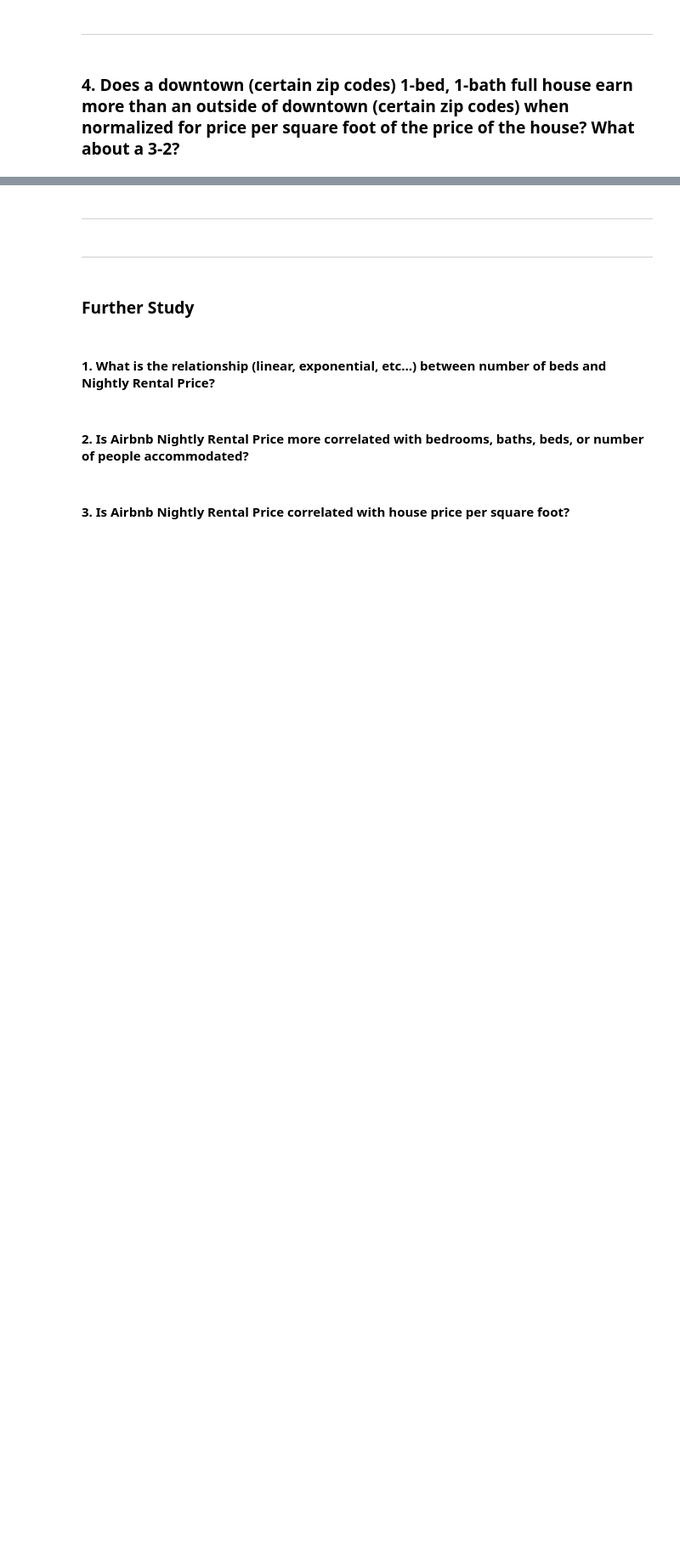
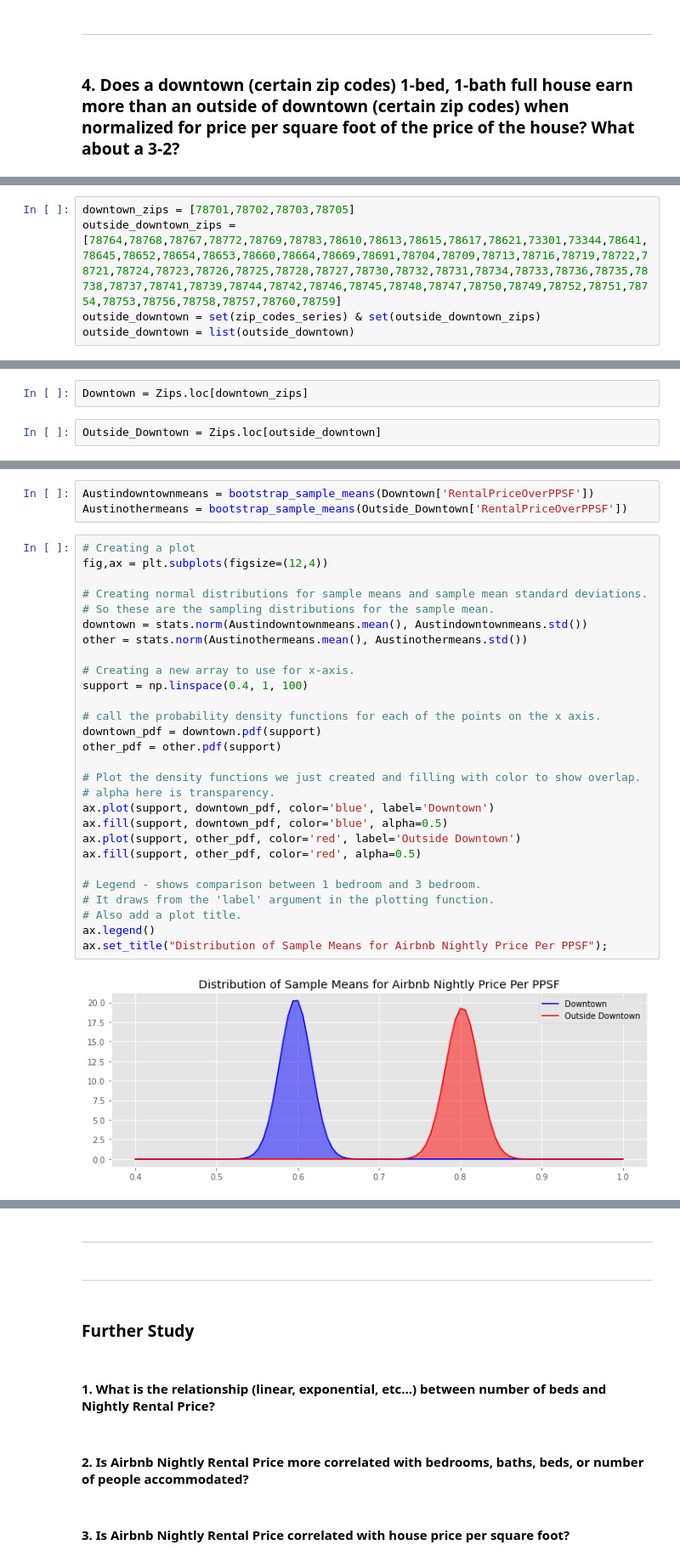
Before and after one commit to randallb15/Real-Estate-Analysis, a Jupyter notebook: StatisticalAnalysis.ipynb, the cells around one changed output, grey strips where cells are left out. Shown at 85% size. Drawn from its saved outputs; the diff is of its cells as text; blank space fills up the shorter version.

```diff
--- a/StatisticalAnalysis.ipynb
+++ b/StatisticalAnalysis.ipynb
@@ -415,0 +423,5 @@ Austin_df.groupby('neighbourhood').mean()
+# %%
+downtown_zips = [78701,78702,78703,78705]
+outside_downtown_zips = [78764,78768,78767,78772,78769,78783,78610,78613,78615,78617,78621,73301,73344,78641,78645,78652,78654,78653,78660,78664,78669,78691,78704,78709,78713,78716,78719,78722,78721,78724,78723,78726,78725,78728,78727,78730,78732,78731,78734,78733,78736,78735,78738,78737,78741,78739,78744,78742,78746,78745,78748,78747,78750,78749,78752,78751,78754,78753,78756,78758,78757,78760,78759]
+outside_downtown = set(zip_codes_series) & set(outside_downtown_zips)
+outside_downtown = list(outside_downtown)
@@ -415,0 +430,4 @@ Austin_df.groupby('neighbourhood').mean()
+# %%
+Downtown = Zips.loc[downtown_zips]
+# %%
+Outside_Downtown = Zips.loc[outside_downtown]
@@ -415,0 +455,33 @@ Austin_df.groupby('neighbourhood').mean()
+# %%
+Austindowntownmeans = bootstrap_sample_means(Downtown['RentalPriceOverPPSF'])
+Austinothermeans = bootstrap_sample_means(Outside_Downtown['RentalPriceOverPPSF'])
+# %%
+# Creating a plot
+fig,ax = plt.subplots(figsize=(12,4))
+
+# Creating normal distributions for sample means and sample mean standard deviations.
+# So these are the sampling distributions for the sample mean.
+downtown = stats.norm(Austindowntownmeans.mean(), Austindowntownmeans.std())
+other = stats.norm(Austinothermeans.mean(), Austinothermeans.std())
+
+# Creating a new array to use for x-axis.
+support = np.linspace(0.4, 1, 100)
+
+# call the probability density functions for each of the points on the x axis.
+downtown_pdf = downtown.pdf(support)
+other_pdf = other.pdf(support)
+
+# Plot the density functions we just created and filling with color to show overlap.
+# alpha here is transparency.
+ax.plot(support, downtown_pdf, color='blue', label='Downtown')
+ax.fill(support, downtown_pdf, color='blue', alpha=0.5)
+ax.plot(support, other_pdf, color='red', label='Outside Downtown')
+ax.fill(support, other_pdf, color='red', alpha=0.5)
+
+# Legend - shows comparison between 1 bedroom and 3 bedroom.
+# It draws from the 'label' argument in the plotting function.
+# Also add a plot title.
+ax.legend()
+ax.set_title("Distribution of Sample Means for Airbnb Nightly Price Per PPSF");
+# %% [output]
+[figure, added]
```
Also changed, not shown: parts of 33 cells of this notebook, 40 other files.
